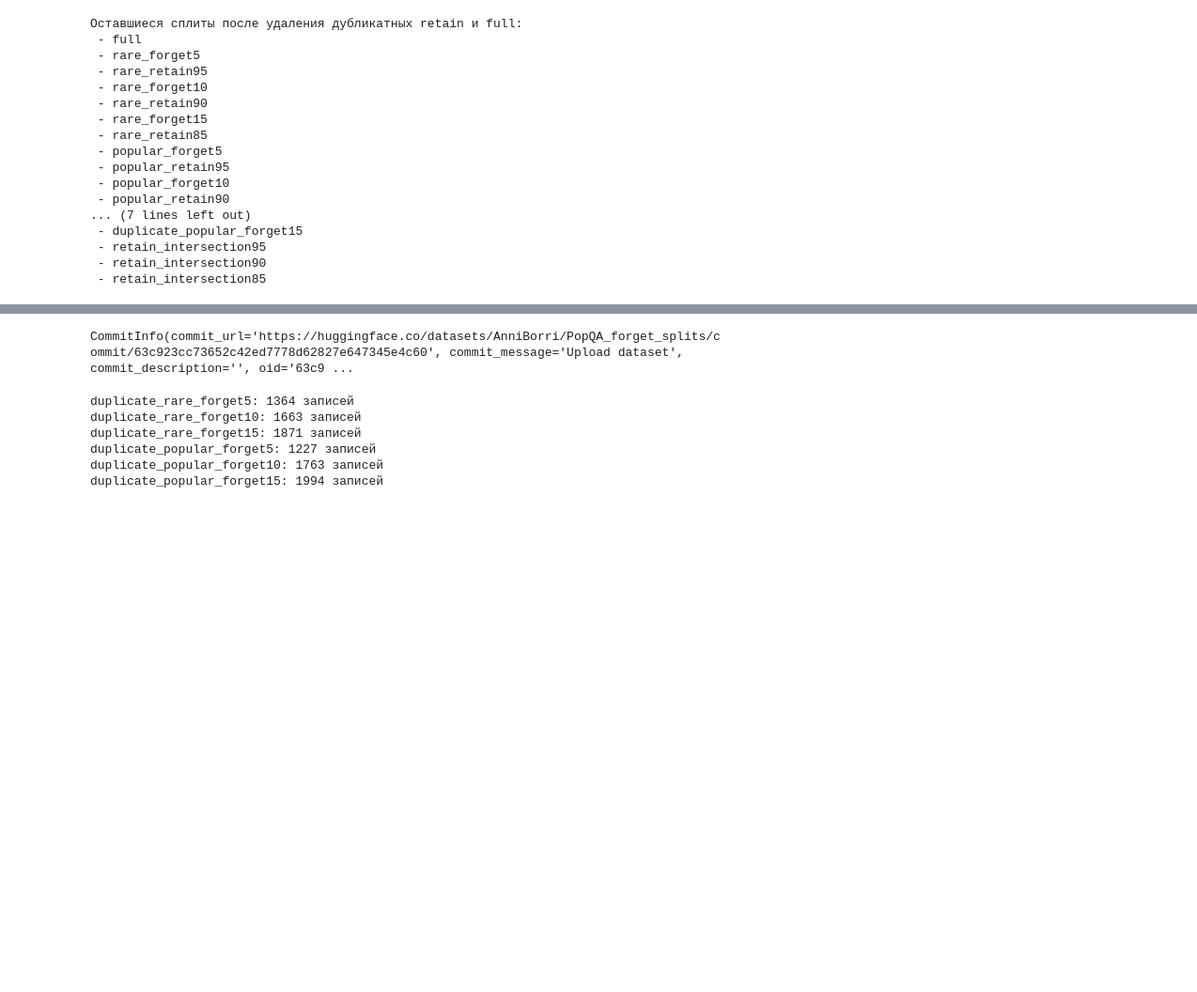
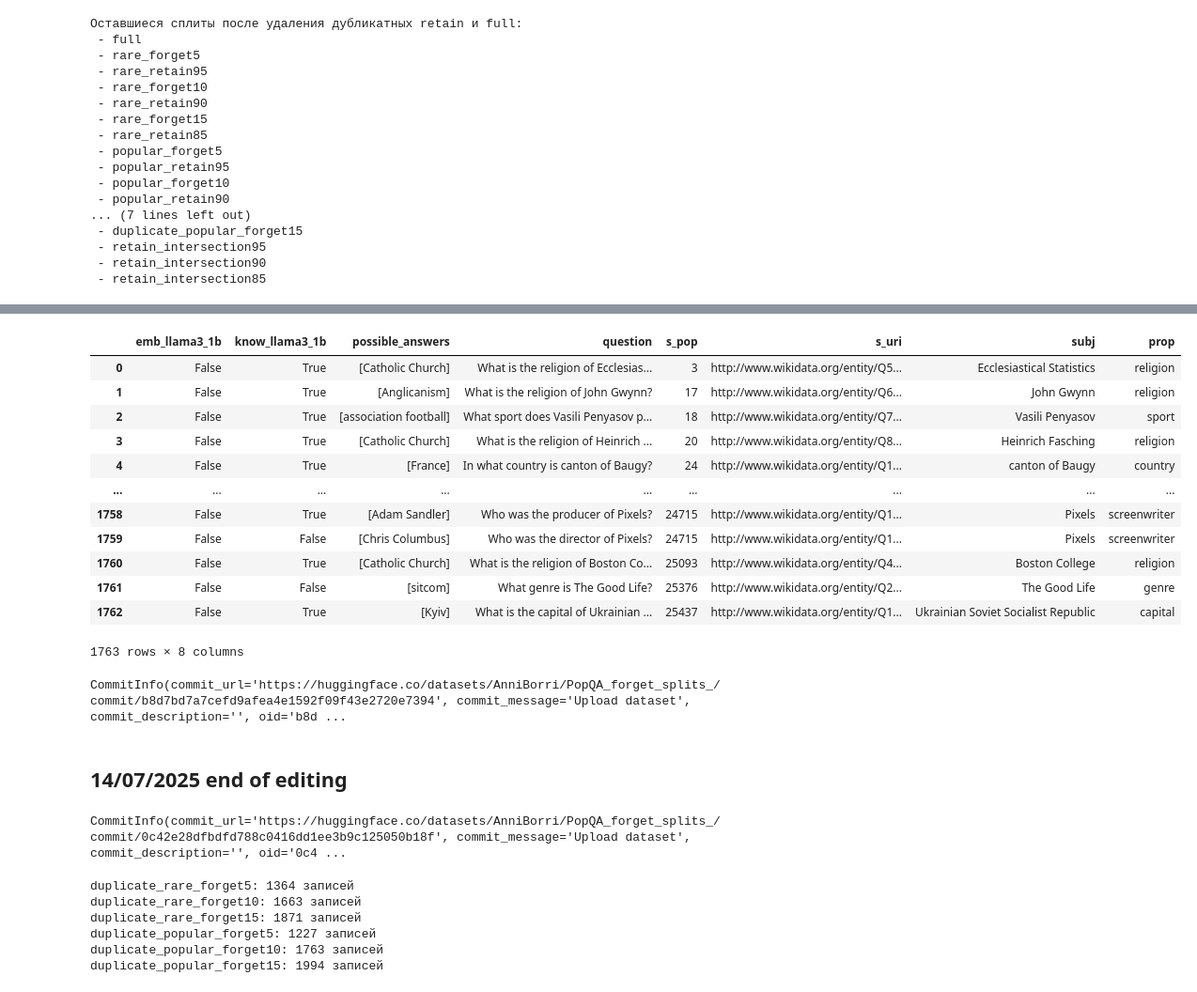
Before and after one commit to Anya-wUw/tripunlamb, a Jupyter notebook: popqa_creation/MU_NLP_DRAFT_.ipynb, the cells around one changed output, grey strips where cells are left out. Shown at 94% size. Saved outputs shown, nothing was run; the diff lists cells and outputs as text; code cells hidden in the pictures; blank space fills up the shorter version.

```diff
--- a/popqa_creation/MU_NLP_DRAFT_.ipynb
+++ b/popqa_creation/MU_NLP_DRAFT_.ipynb
@@ -952,7 +1044,29 @@ for name in dataset_splits.keys():
+# %%
+ds['duplicate_answers_popular_forget10'].to_pandas()
+# %% [output]
+|  | emb_llama3_1b | know_llama3_1b | possible_answers | question | s_pop | s_uri | subj | prop |
+| 0 | False | True | [Catholic Church] | What is the religion of Ecclesias... | 3 | http://www.wikidata.org/entity/Q5... | Ecclesiastical Statistics | religion |
+| 1 | False | True | [Anglicanism] | What is the religion of John Gwynn? | 17 | http://www.wikidata.org/entity/Q6... | John Gwynn | religion |
+| 2 | False | True | [association football] | What sport does Vasili Penyasov p... | 18 | http://www.wikidata.org/entity/Q7... | Vasili Penyasov | sport |
+| 3 | False | True | [Catholic Church] | What is the religion of Heinrich ... | 20 | http://www.wikidata.org/entity/Q8... | Heinrich Fasching | religion |
+| 4 | False | True | [France] | In what country is canton of Baugy? | 24 | http://www.wikidata.org/entity/Q1... | canton of Baugy | country |
+| ... | ... | ... | ... | ... | ... | ... | ... | ... |
+| 1758 | False | True | [Adam Sandler] | Who was the producer of Pixels? | 24715 | http://www.wikidata.org/entity/Q1... | Pixels | screenwriter |
+| 1759 | False | False | [Chris Columbus] | Who was the director of Pixels? | 24715 | http://www.wikidata.org/entity/Q1... | Pixels | screenwriter |
+| 1760 | False | True | [Catholic Church] | What is the religion of Boston Co... | 25093 | http://www.wikidata.org/entity/Q4... | Boston College | religion |
+| 1761 | False | False | [sitcom] | What genre is The Good Life? | 25376 | http://www.wikidata.org/entity/Q2... | The Good Life | genre |
+| 1762 | False | True | [Kyiv] | What is the capital of Ukrainian ... | 25437 | http://www.wikidata.org/entity/Q1... | Ukrainian Soviet Socialist Republic | capital |
+1763 rows × 8 columns
+# %%
+ds.push_to_hub("SwetieePawsss/PopQA_forget_splits_")
+# %% [output]
+CommitInfo(commit_url='https://huggingface.co/datasets/AnniBorri/PopQA_forget_splits_/commit/b8d7bd7a7cefd9afea4e1592f09f43e2720e7394', commit_message='Upload dataset', commit_description='', oid='b8d ...
+# %% [markdown]
+## 14/07/2025 end of editing
 # %%
-dataset_splits.push_to_hub("AnniBorri/PopQA_forget_splits")
+dataset_splits.push_to_hub("SwetieePawsss/PopQA_forget_splits")
 # %% [output]
-CommitInfo(commit_url='https://huggingface.co/datasets/AnniBorri/PopQA_forget_splits/commit/63c923cc73652c42ed7778d62827e647345e4c60', commit_message='Upload dataset', commit_description='', oid='63c9 ...
+CommitInfo(commit_url='https://huggingface.co/datasets/AnniBorri/PopQA_forget_splits_/commit/0c42e28dfbdfd788c0416dd1ee3b9c125050b18f', commit_message='Upload dataset', commit_description='', oid='0c4 ...
 # %%
 from datasets import load_dataset, DatasetDict
 
```
Also changed, not shown: parts of 20 cells of this notebook, 35 other files.
